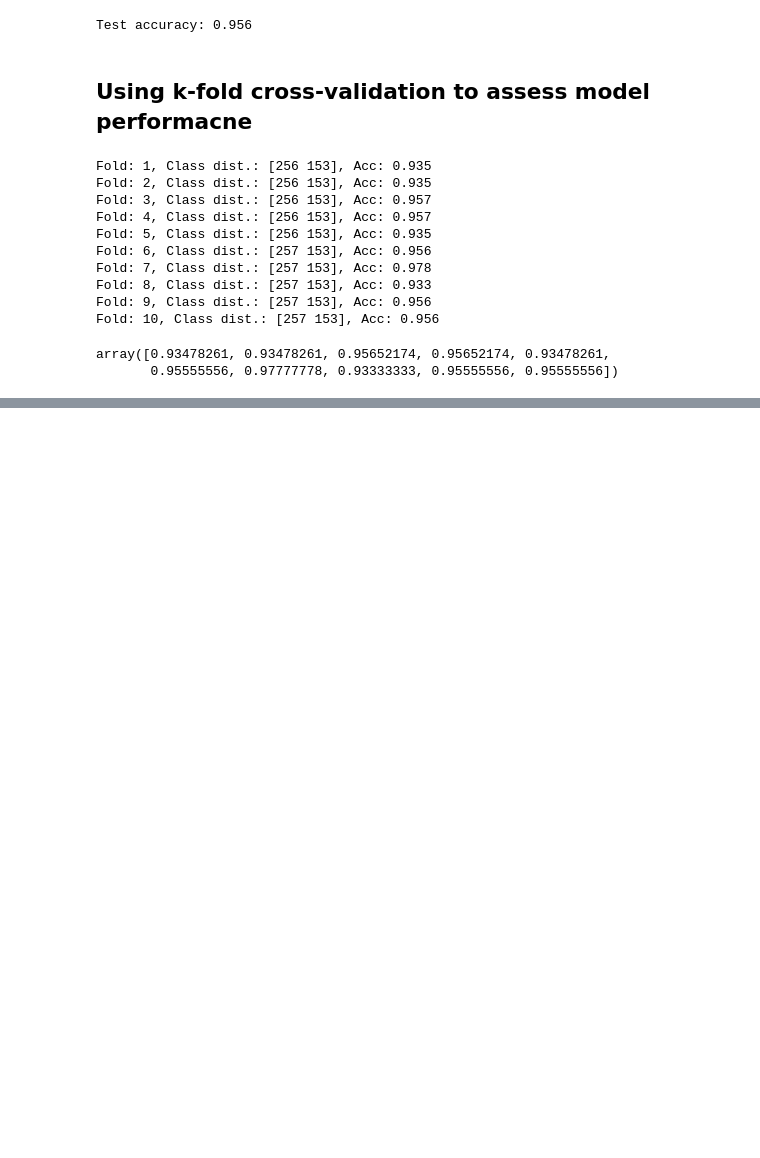
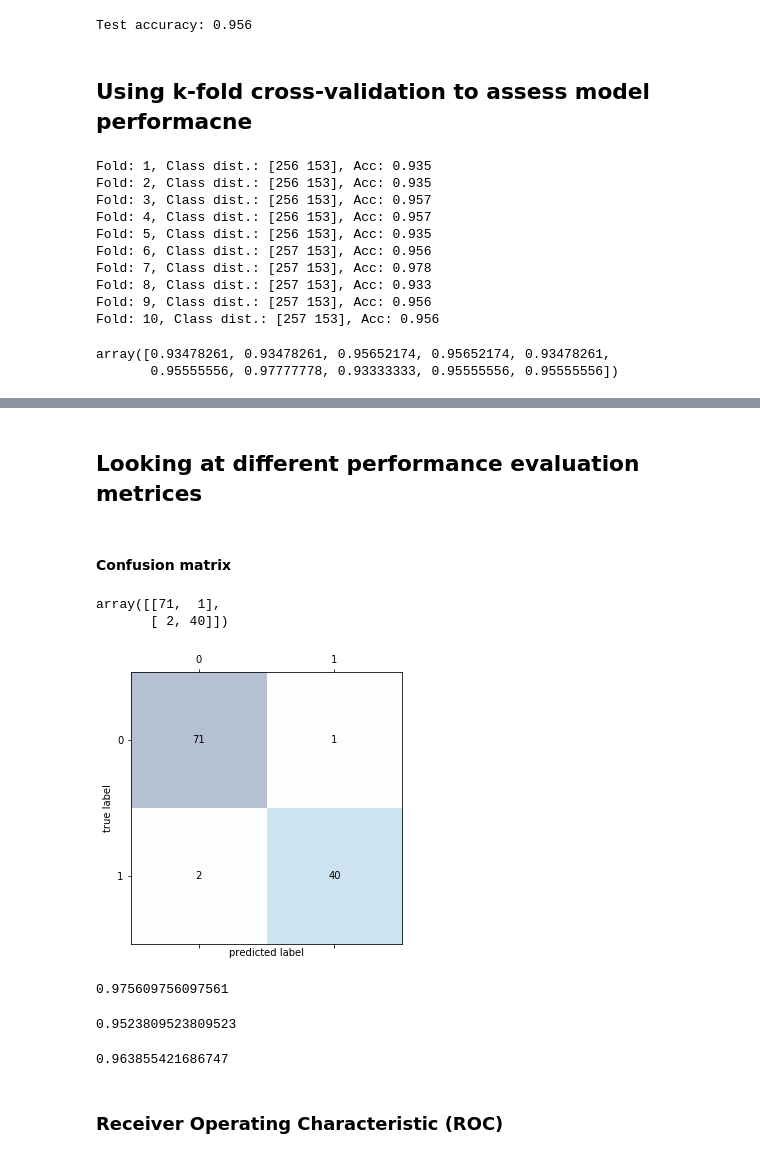
Before and after one commit to azenor-github/python-machine-learning-book, a Jupyter notebook: ch06/ch06.ipynb, the cells around one changed output, grey strips where cells are left out. Saved outputs shown, nothing was run; the diff lists cells and outputs as text; code cells hidden in the pictures; blank space fills up the shorter version.

```diff
--- a/ch06/ch06.ipynb
+++ b/ch06/ch06.ipynb
@@ -114,0 +182,9 @@ array([0.93478261, 0.93478261, 0.95652174, 0.95652174, 0.93478261,
+# %%
+param_range = [ 10**i for i in range(-4, 4,) ]
+param_grid = [
+    {"svc__C": param_range, "svc__kernel": ["linear"]},
+    {"svc__C": param_range, "svc__gamma": param_range, "svc__kernel": ["rbf"]}
+]
+
+gs = GridSearchCV(estimator=pipe_svc, param_grid=param_grid, scoring="accuracy", cv=10, n_jobs=-1)
+gs.fit(X_train, y_train)
@@ -114,0 +230,4 @@ array([0.93478261, 0.93478261, 0.95652174, 0.95652174, 0.93478261,
+# %% [markdown]
+## Looking at different performance evaluation metrices
+# %% [markdown]
+#### Confusion matrix
@@ -114,0 +236,20 @@ array([0.93478261, 0.93478261, 0.95652174, 0.95652174, 0.93478261,
+# %%
+pipe_svc.fit(X_train, y_train)
+y_pred = pipe_svc.predict(X_test)
+# %%
+confmat = confusion_matrix(y_true=y_test, y_pred=y_pred)
+confmat
+# %% [output]
+array([[71,  1],
+       [ 2, 40]])
+# %%
+fig, ax = plt.subplots(figsize=(5, 5))
+ax.matshow(confmat, cmap=plt.cm.Blues, alpha=0.3)
+for i in range(confmat.shape[0]):
+    for j in range(confmat.shape[1]):
+        ax.text(x=j, y=i, s=confmat[i, j], va="center", ha="center")
+plt.xlabel("predicted label")
+plt.ylabel("true label")
+plt.show()
+# %% [output]
+[figure, added]
@@ -114,0 +259,14 @@ array([0.93478261, 0.93478261, 0.95652174, 0.95652174, 0.93478261,
+# %%
+precision_score(y_true=y_test, y_pred=y_pred)
+# %% [output]
+0.975609756097561
+# %%
+recall_score(y_true=y_test, y_pred=y_pred)
+# %% [output]
+0.9523809523809523
+# %%
+f1_score(y_true=y_test, y_pred=y_pred)
+# %% [output]
+0.963855421686747
+# %% [markdown]
+### Receiver Operating Characteristic (ROC)
```
Also changed, not shown: parts of 31 cells of this notebook, 3 other files.
